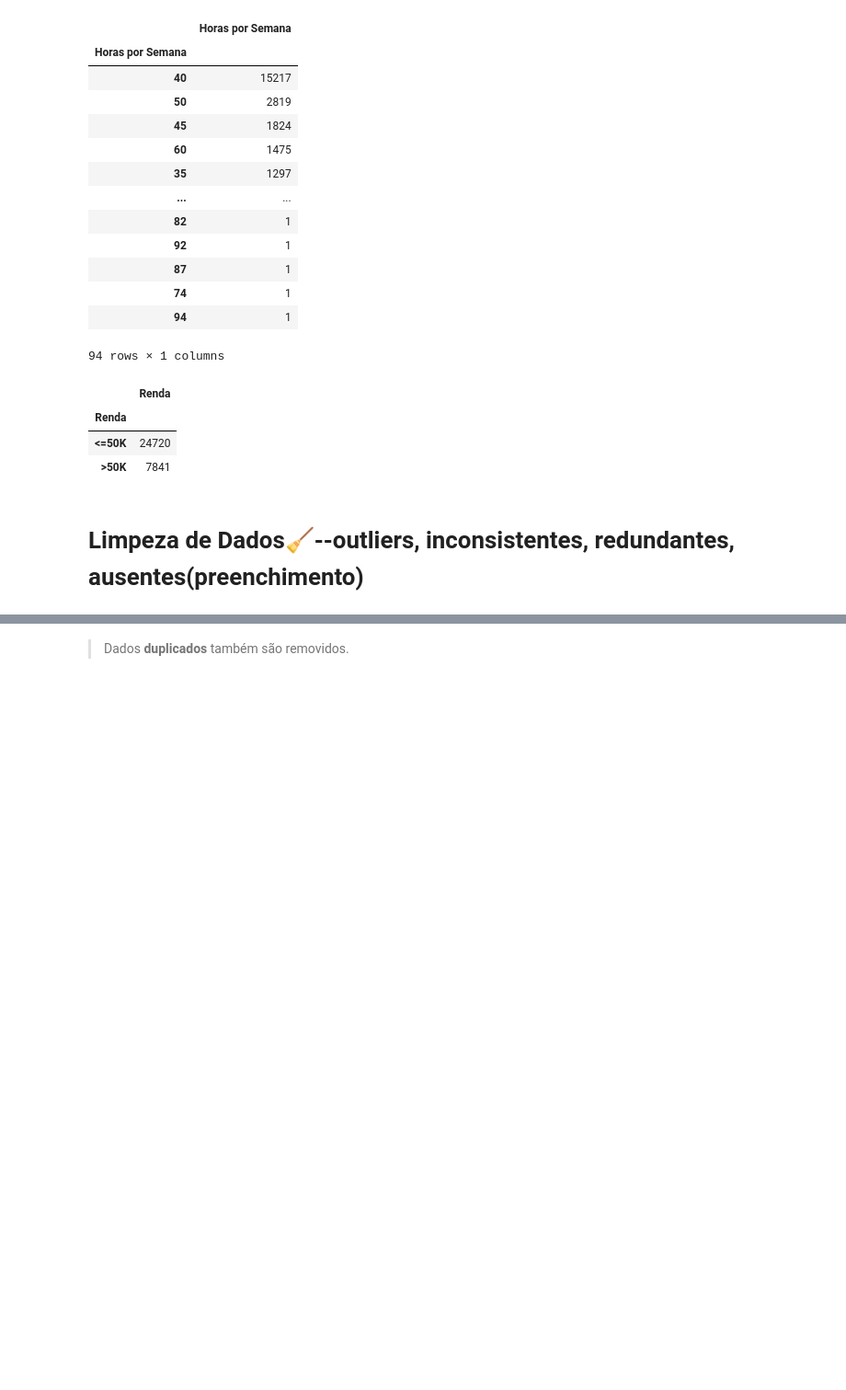
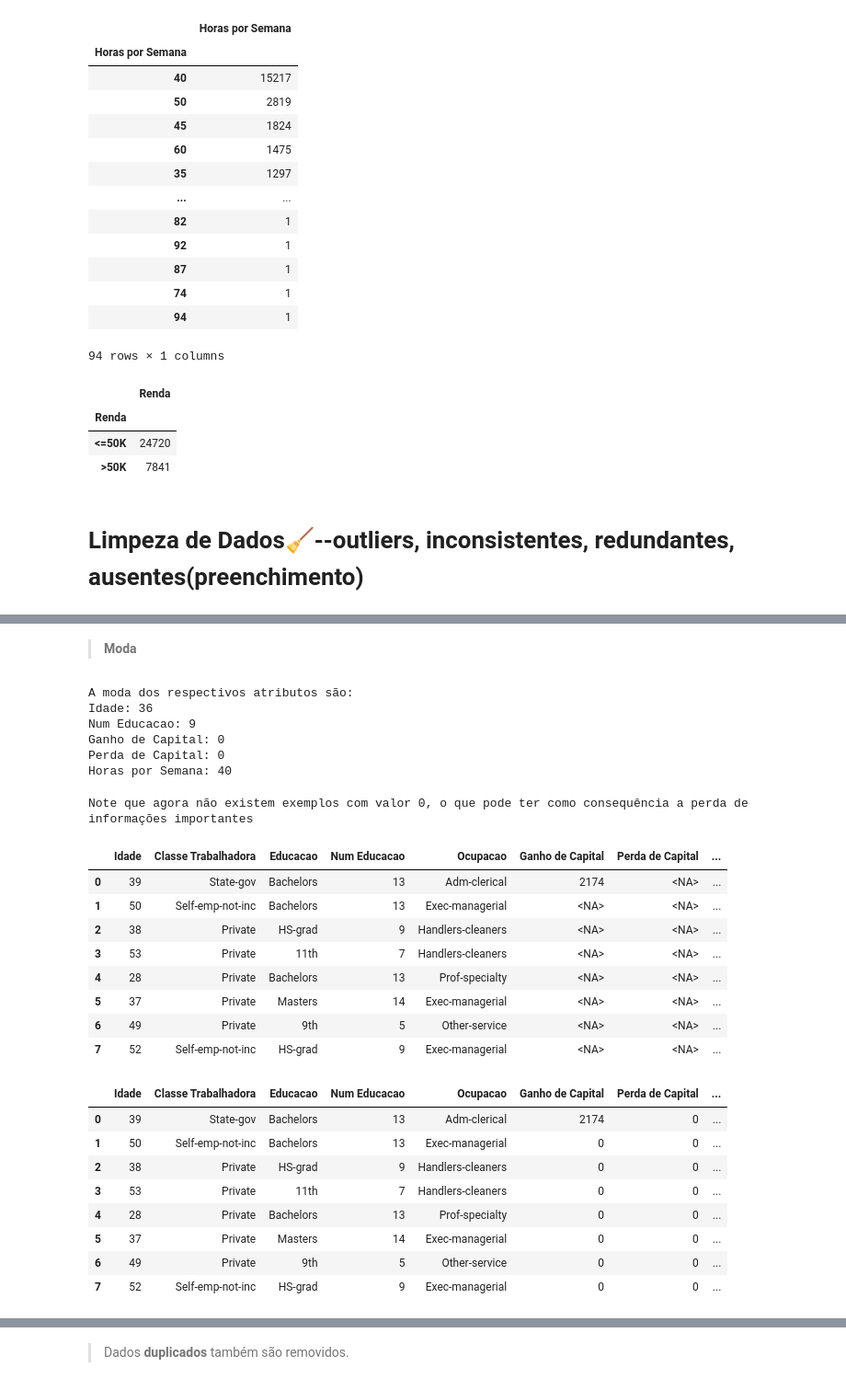
Before and after one commit to Henrique-Navarro/IA-PreProcessamento-Analise-de-Dados-Juptyter, a Jupyter notebook: jupyter_notebook.ipynb, the cells around one changed output, grey strips where cells are left out. Shown at 92% size. Cells and saved outputs as stored; diff of their text form; code cells hidden in the pictures; blank space fills up the shorter version.

```diff
--- a/jupyter_notebook.ipynb
+++ b/jupyter_notebook.ipynb
@@ -1092,0 +1126,21 @@ data_clean = data_clean.dropna(subset=['Classe Trabalhadora'])
+# %%
+# Função responsável por preencher os valores faltantes da base de dados com um valor constante
+def preencher_dados_faltantes_constante(data, atributos, valores):
+    data_clean = data.replace(' ?', pd.NA)
+    valores_preenchidos = {}  # Dicionário para armazenar a contagem de valores preenchidos por atributo
+
+    for atributo, valor in zip(atributos, valores):
+        valores_faltantes = data_clean[atributo].isna().sum()  # Quantidade de valores faltantes
+        data_clean[atributo] = data_clean[atributo].fillna(valor)  # Preencher os valores faltantes
+        valores_preenchidos[atributo] = valores_faltantes - data_clean[atributo].isna().sum()  # Calcular a quantidade de valores preenchidos
+
+    print('Foram considerados os seguintes atributos, seus respectivos valores constantes e a quantidade:\n')
+    for atributo, valor in zip(atributos, valores):
+        print(f'{atributo}: {valor} ({valores_preenchidos[atributo]} valores preenchidos)')
+
+    return data_clean
+
+valores = ['State-gov', '10th', 'Farming-fishing']
+atributos = ['Classe Trabalhadora', 'Educacao', 'Ocupacao']
+
+data_filled_const = preencher_dados_faltantes_constante(data_clean, atributos, valores)
@@ -1092,0 +1183,57 @@ data_clean = data_clean.dropna(subset=['Classe Trabalhadora'])
+# %% [markdown]
+> **Moda**
+# %%
+#Função responsável por preencher os valores faltantes da base de dados (moda)
+def preencher_dados_faltantes(data, valores):
+    data_clean = data.replace(0, pd.NA)
+    for coluna, valor in zip(data_clean.columns, valores):
+        data_clean[coluna] = data_clean[coluna].fillna(valor)
+    return data_clean
+
+valores = []
+atributos = ['Idade', 'Num Educacao', 'Ganho de Capital', 'Perda de Capital', 'Horas por Semana']
+for atributo in atributos:
+    valores.append(data_clean[atributo].mode()[0])
+data_fill_num_moda = preencher_dados_faltantes(data_clean, valores)
+
+print('A moda dos respectivos atributos são:')
+for atributo, valor in zip(atributos, valores):
+    print(f'{atributo}: {valor}')
+# %% [output]
+A moda dos respectivos atributos são:
+Idade: 36
+Num Educacao: 9
+Ganho de Capital: 0
+Perda de Capital: 0
+Horas por Semana: 40
+# %%
+atributos = data_clean.columns
+somatorio = 0
+for atributo in atributos:
+    linhas_faltantes = data_filled_moda.loc[data_filled_moda[atributo].eq(0)]
+    somatorio += linhas_faltantes.shape[0]
+print(f"Note que agora não existem exemplos com valor 0, o que pode ter como consequência a perda de informações importantes")
+# %% [output]
+Note que agora não existem exemplos com valor 0, o que pode ter como consequência a perda de informações importantes
+# %%
+display(data_fill_num_moda.head(8))
+display(data_clean.head(8))
+# %% [output]
+|  | Idade | Classe Trabalhadora | Educacao | Num Educacao | Ocupacao | Ganho de Capital | Perda de Capital | ... |
+| 0 | 39 | State-gov | Bachelors | 13 | Adm-clerical | 2174 | <NA> | ... |
+| 1 | 50 | Self-emp-not-inc | Bachelors | 13 | Exec-managerial | <NA> | <NA> | ... |
+| 2 | 38 | Private | HS-grad | 9 | Handlers-cleaners | <NA> | <NA> | ... |
+| 3 | 53 | Private | 11th | 7 | Handlers-cleaners | <NA> | <NA> | ... |
+| 4 | 28 | Private | Bachelors | 13 | Prof-specialty | <NA> | <NA> | ... |
+| 5 | 37 | Private | Masters | 14 | Exec-managerial | <NA> | <NA> | ... |
+| 6 | 49 | Private | 9th | 5 | Other-service | <NA> | <NA> | ... |
+| 7 | 52 | Self-emp-not-inc | HS-grad | 9 | Exec-managerial | <NA> | <NA> | ... |
+|  | Idade | Classe Trabalhadora | Educacao | Num Educacao | Ocupacao | Ganho de Capital | Perda de Capital | ... |
+| 0 | 39 | State-gov | Bachelors | 13 | Adm-clerical | 2174 | 0 | ... |
+| 1 | 50 | Self-emp-not-inc | Bachelors | 13 | Exec-managerial | 0 | 0 | ... |
+| 2 | 38 | Private | HS-grad | 9 | Handlers-cleaners | 0 | 0 | ... |
+| 3 | 53 | Private | 11th | 7 | Handlers-cleaners | 0 | 0 | ... |
+| 4 | 28 | Private | Bachelors | 13 | Prof-specialty | 0 | 0 | ... |
+| 5 | 37 | Private | Masters | 14 | Exec-managerial | 0 | 0 | ... |
+| 6 | 49 | Private | 9th | 5 | Other-service | 0 | 0 | ... |
+| 7 | 52 | Self-emp-not-inc | HS-grad | 9 | Exec-managerial | 0 | 0 | ... |
```
Also changed, not shown: parts of 45 cells of this notebook.
